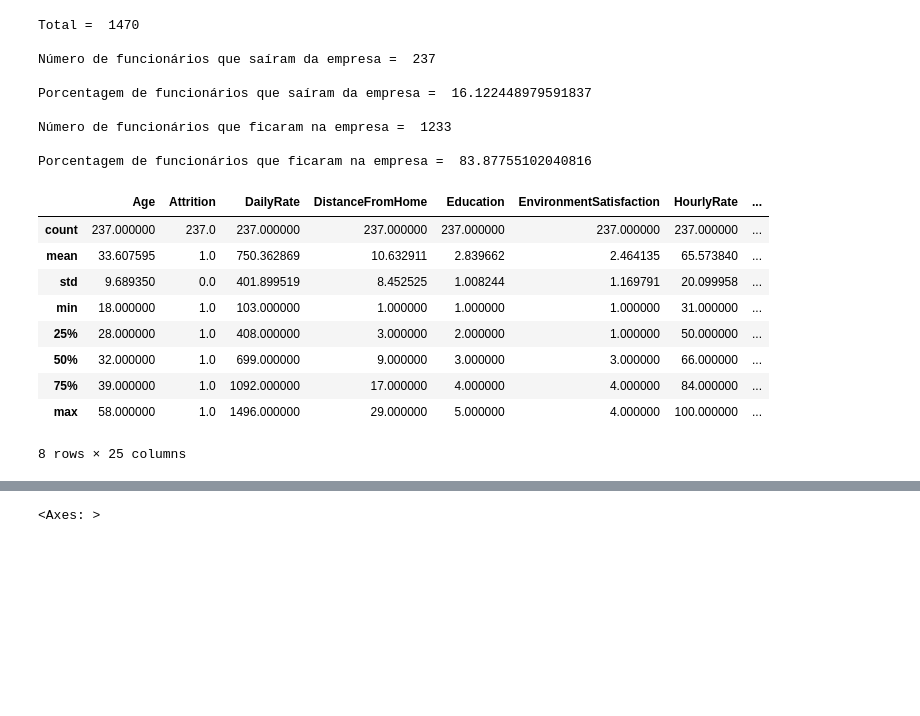
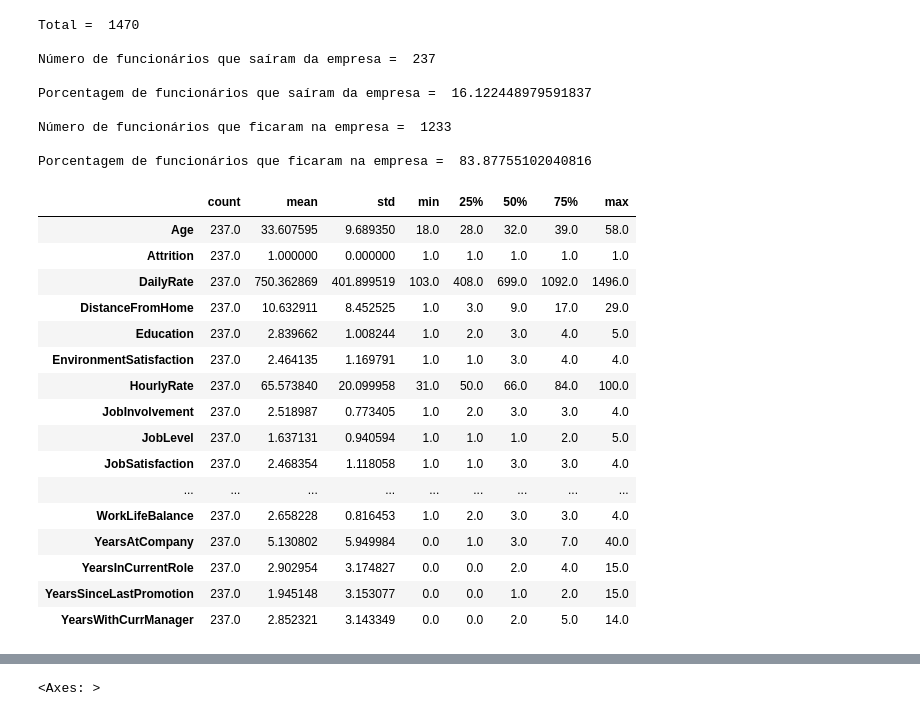
Before and after one commit to muriloWeber/Portfolio_Data_Science, a Jupyter notebook: projeto_rh/script/recursos_humanos_v1.ipynb, the cells around one changed output, grey strips where cells are left out. Cells and saved outputs as stored; diff of their text form; code cells hidden in the pictures; blank space fills up the shorter version.

Commit message:
implementação da função transpose junto com a describe

```diff
--- a/projeto_rh/script/recursos_humanos_v1.ipynb
+++ b/projeto_rh/script/recursos_humanos_v1.ipynb
@@ -177,16 +214,23 @@ Número de funcionários que ficaram na empresa =  1233
 
 Porcentagem de funcionários que ficaram na empresa =  83.87755102040816
 # %%
-left_df.describe()
+left_df.describe().transpose()
 # %% [output]
-|  | Age | Attrition | DailyRate | DistanceFromHome | Education | EnvironmentSatisfaction | HourlyRate | ... |
-| count | 237.000000 | 237.0 | 237.000000 | 237.000000 | 237.000000 | 237.000000 | 237.000000 | ... |
-| mean | 33.607595 | 1.0 | 750.362869 | 10.632911 | 2.839662 | 2.464135 | 65.573840 | ... |
-| std | 9.689350 | 0.0 | 401.899519 | 8.452525 | 1.008244 | 1.169791 | 20.099958 | ... |
-| min | 18.000000 | 1.0 | 103.000000 | 1.000000 | 1.000000 | 1.000000 | 31.000000 | ... |
-| 25% | 28.000000 | 1.0 | 408.000000 | 3.000000 | 2.000000 | 1.000000 | 50.000000 | ... |
-| 50% | 32.000000 | 1.0 | 699.000000 | 9.000000 | 3.000000 | 3.000000 | 66.000000 | ... |
-| 75% | 39.000000 | 1.0 | 1092.000000 | 17.000000 | 4.000000 | 4.000000 | 84.000000 | ... |
-| max | 58.000000 | 1.0 | 1496.000000 | 29.000000 | 5.000000 | 4.000000 | 100.000000 | ... |
+|  | count | mean | std | min | 25% | 50% | 75% | max |
+| Age | 237.0 | 33.607595 | 9.689350 | 18.0 | 28.0 | 32.0 | 39.0 | 58.0 |
+| Attrition | 237.0 | 1.000000 | 0.000000 | 1.0 | 1.0 | 1.0 | 1.0 | 1.0 |
+| DailyRate | 237.0 | 750.362869 | 401.899519 | 103.0 | 408.0 | 699.0 | 1092.0 | 1496.0 |
+| DistanceFromHome | 237.0 | 10.632911 | 8.452525 | 1.0 | 3.0 | 9.0 | 17.0 | 29.0 |
+| Education | 237.0 | 2.839662 | 1.008244 | 1.0 | 2.0 | 3.0 | 4.0 | 5.0 |
+| EnvironmentSatisfaction | 237.0 | 2.464135 | 1.169791 | 1.0 | 1.0 | 3.0 | 4.0 | 4.0 |
+| HourlyRate | 237.0 | 65.573840 | 20.099958 | 31.0 | 50.0 | 66.0 | 84.0 | 100.0 |
+| JobInvolvement | 237.0 | 2.518987 | 0.773405 | 1.0 | 2.0 | 3.0 | 3.0 | 4.0 |
+| JobLevel | 237.0 | 1.637131 | 0.940594 | 1.0 | 1.0 | 1.0 | 2.0 | 5.0 |
+| JobSatisfaction | 237.0 | 2.468354 | 1.118058 | 1.0 | 1.0 | 3.0 | 3.0 | 4.0 |
+| ... | ... | ... | ... | ... | ... | ... | ... | ... |
+| WorkLifeBalance | 237.0 | 2.658228 | 0.816453 | 1.0 | 2.0 | 3.0 | 3.0 | 4.0 |
+| YearsAtCompany | 237.0 | 5.130802 | 5.949984 | 0.0 | 1.0 | 3.0 | 7.0 | 40.0 |
+| YearsInCurrentRole | 237.0 | 2.902954 | 3.174827 | 0.0 | 0.0 | 2.0 | 4.0 | 15.0 |
+| YearsSinceLastPromotion | 237.0 | 1.945148 | 3.153077 | 0.0 | 0.0 | 1.0 | 2.0 | 15.0 |
+| YearsWithCurrManager | 237.0 | 2.852321 | 3.143349 | 0.0 | 0.0 | 2.0 | 5.0 | 14.0 |
-8 rows × 25 columns
 # %%
```
Also changed, not shown: parts of 4 cells of this notebook.
